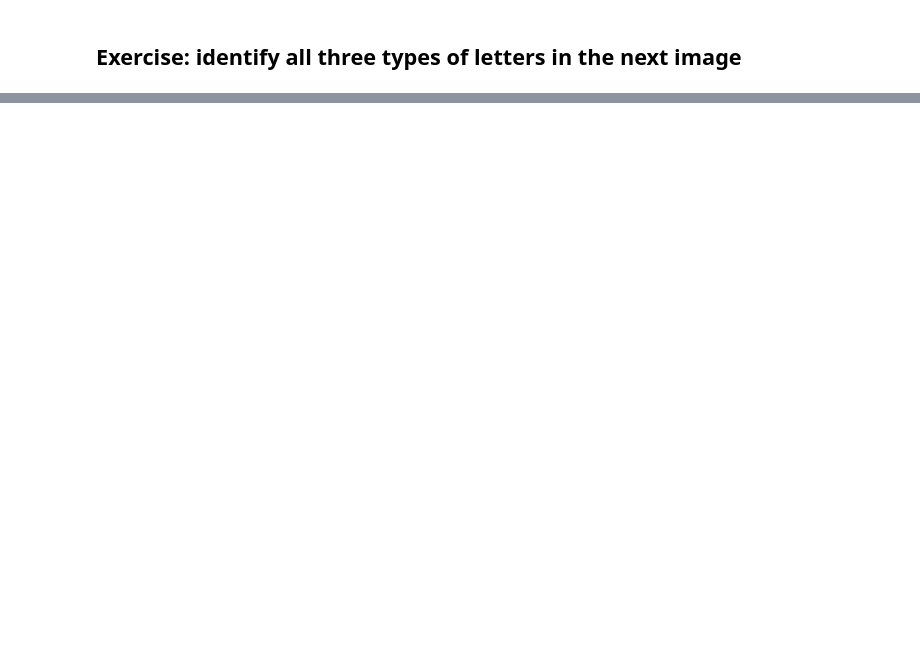
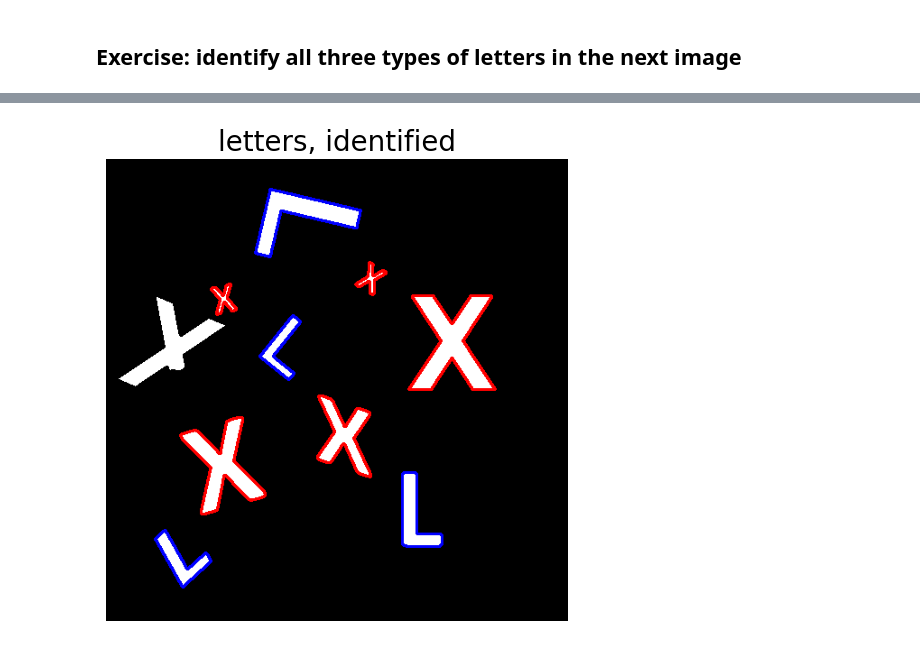
Before and after one commit to Matty-7/CS302-ComputerVision, a Jupyter notebook: 15_CV_notebook/15_identify_letters_unsupervised_IC.ipynb, the cells around one changed output, grey strips where cells are left out. Saved outputs shown, nothing was run; the diff lists cells and outputs as text; code cells hidden in the pictures; blank space fills up the shorter version.

```diff
--- a/15_CV_notebook/15_identify_letters_unsupervised_IC.ipynb
+++ b/15_CV_notebook/15_identify_letters_unsupervised_IC.ipynb
@@ -109,0 +183,24 @@ plt.show()
+# %%
+# show result of clustering
+img_f = color.gray2rgb(img)
+#loop through all of the contours
+for i in range(len(cont)):
+    red = 0
+    blue = 0
+    green = 0
+    if kmeans.labels_[i] == 0:
+        red =255
+    if kmeans.labels_[i] == 1:
+        blue =255
+    if kmeans.labels_[i] == 2:
+        green =255
+
+    img_f=cv2.drawContours(img_f,[cont[i]],0,(red,0,blue),2)
+
+plt.figure(figsize=(6,6))
+plt.imshow(img_f)
+plt.axis('off')
+plt.title('letters, identified', fontsize=20)
+plt.show()
+# %% [output]
+[figure, added]
```
Also changed, not shown: parts of 9 cells of this notebook, 1 other file.
